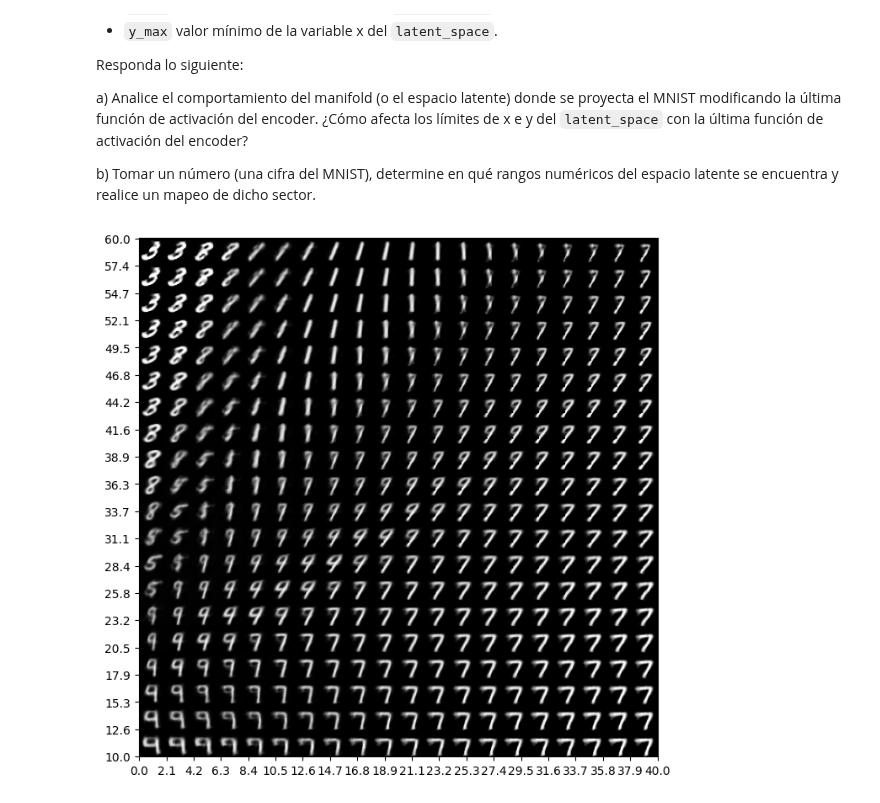
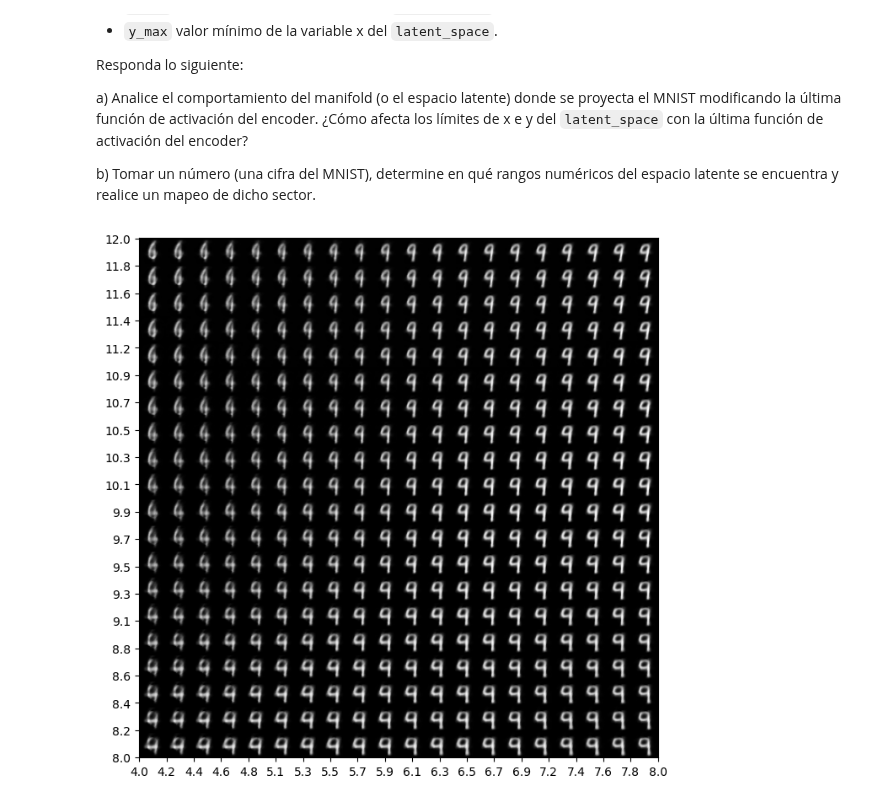
Before and after one commit to FIUBA-Posgrado-Inteligencia-Artificial/aprendizaje_profundo, a Jupyter notebook: clase_7/jupyter_notebooks/Autoencoder_TP.ipynb, the cells around one changed output. Saved outputs shown, nothing was run; the diff lists cells and outputs as text; code cells hidden in the pictures.

```diff
--- a/clase_7/jupyter_notebooks/Autoencoder_TP.ipynb
+++ b/clase_7/jupyter_notebooks/Autoencoder_TP.ipynb
@@ -84,8 +84,8 @@ class Autoencoder(nn.Module):
             nn.Linear(128, 64),
             nn.ReLU(inplace=True),
             nn.Linear(64, 2),
-            #nn.ReLU(inplace=True)
-            nn.Tanh()
+            nn.ReLU(inplace=True)
+            #nn.Tanh()
         )
 
         self.decoder = nn.Sequential(
@@ -178,7 +178,7 @@ if __name__ == '__main__':
     else:
 
 
-        autoencoder.load_state_dict(torch.load(os.path.join(direccion, "simple_autoencoder_2d_tanh_50.pt"), map_location = device))
+        autoencoder.load_state_dict(torch.load(os.path.join(direccion, "simple_autoencoder_2d_relu_50.pt"), map_location = device))
 
         evaluation(autoencoder, test_loader)
 
@@ -443,33 +428,33 @@ b) Tomar un número (una cifra del MNIST), determine en qué rangos numéricos d
 # %%
 # HIPER-PARAMETROS A FIJAR
 n = 20        # número de imágenes (digits del NMIST) a representar.
-x_min = 0    # valor mínimo de la variable x del `latent space`.
-x_max = 0     # valor mínimo de la variable x del `latent space`.
-y_min = 0    # valor mínimo de la variable x del `latent space`.
-y_max =  0    # valor mínimo de la variable x del `latent space`.
+x_min = 4    # valor mínimo de la variable x del `latent space`.
+x_max = 8     # valor mínimo de la variable x del `latent space`.
+y_min = 8    # valor mínimo de la variable x del `latent space`.
+y_max =  12    # valor mínimo de la variable x del `latent space`.
 
 
 # Display a 2D manifold of the digits
 digit_size = 28
 figure = np.zeros((digit_size * n, digit_size * n))
 # Rangos de evaluación del latent space
 grid_x = np.linspace(x_min, x_max, n)
 grid_y = np.linspace(y_min, y_max, n)
 
 for i, yi in enumerate(grid_x):
     for j, xi in enumerate(grid_y):
         z_sample = torch.tensor([float(xi), float(yi)])
         x_decoded = jose(z_sample)
         digit = x_decoded.view(1, 28, 28).data
         figure[(n-1-i) * digit_size: (n-1-i+1) * digit_size, (j) * digit_size: (j+1) * digit_size] = digit
 
 
 fig, ax = plt.subplots(figsize=(8, 8))
 plt.imshow(figure, cmap="gray")
 ax.set_xticks(np.linspace(0,figure.shape[0],n))
 ax.set_yticks(np.linspace(0,figure.shape[1],n))
 ax.set_xticklabels(np.round(grid_x, decimals=1))
 ax.set_yticklabels(np.flip(np.round(grid_y, decimals=1)))
 plt.show()
 # %% [output]
-[figure, old version]
+[figure, new version]
```
Also changed, not shown: parts of 8 cells of this notebook, 3 other files.
